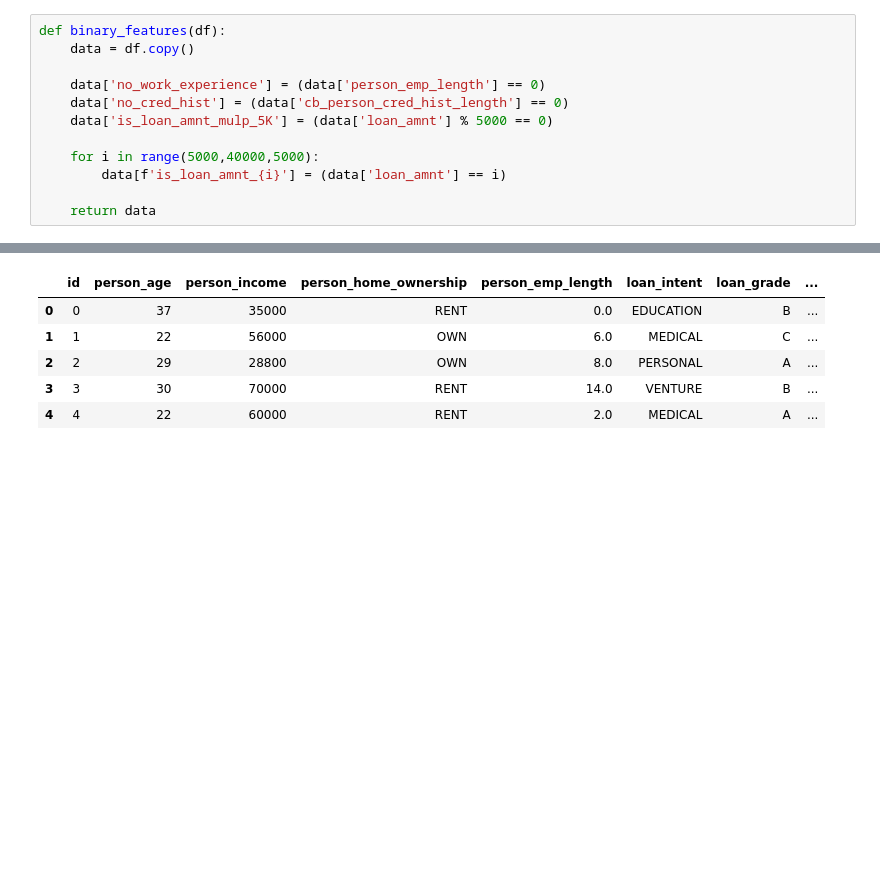
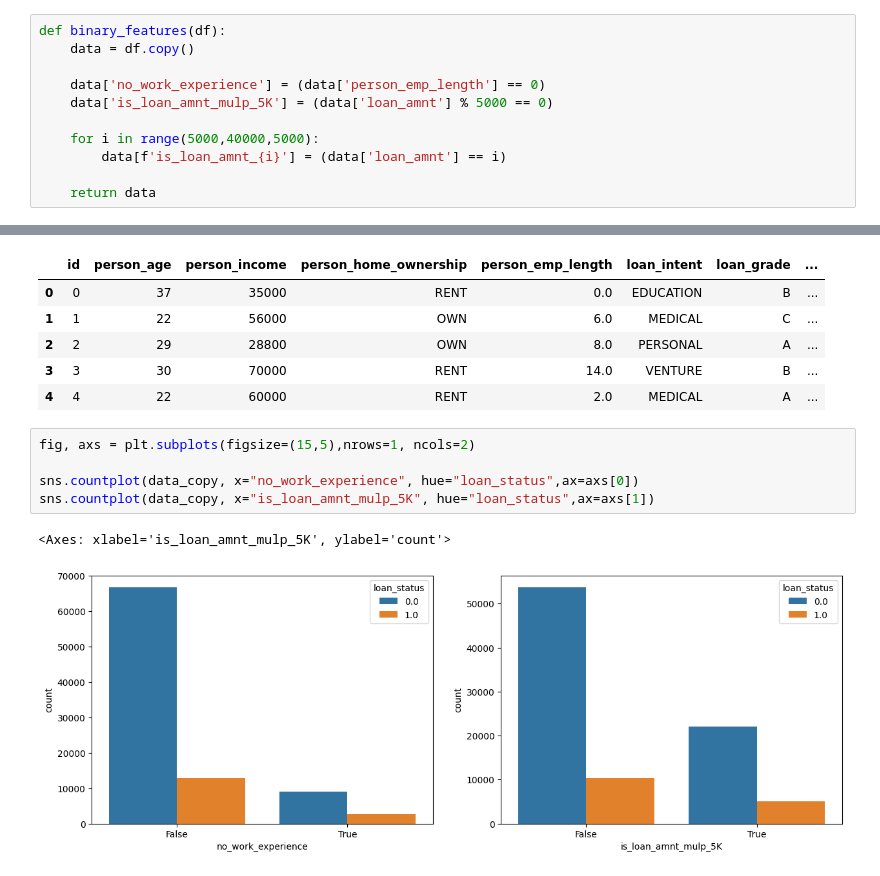
Before and after one commit to LoneCoder21/Loan-Approval, a Jupyter notebook: Classification/Loan Approval/loan_approval.ipynb, the cells around one changed output, grey strips where cells are left out. Drawn from its saved outputs; the diff is of its cells as text; blank space fills up the shorter version.

Commit message:
visualize new engineered features

```diff
--- a/Classification/Loan Approval/loan_approval.ipynb
+++ b/Classification/Loan Approval/loan_approval.ipynb
@@ -320,7 +320,6 @@ def binary_features(df):
     data = df.copy()
 
     data['no_work_experience'] = (data['person_emp_length'] == 0)
-    data['no_cred_hist'] = (data['cb_person_cred_hist_length'] == 0)
     data['is_loan_amnt_mulp_5K'] = (data['loan_amnt'] % 5000 == 0)
 
     for i in range(5000,40000,5000):
@@ -342,3 +341,11 @@ data_copy.head()
 | 2 | 2 | 29 | 28800 | OWN | 8.0 | PERSONAL | A | ... |
 | 3 | 3 | 30 | 70000 | RENT | 14.0 | VENTURE | B | ... |
 | 4 | 4 | 22 | 60000 | RENT | 2.0 | MEDICAL | A | ... |
+# %%
+fig, axs = plt.subplots(figsize=(15,5),nrows=1, ncols=2)
+
+sns.countplot(data_copy, x="no_work_experience", hue="loan_status",ax=axs[0])
+sns.countplot(data_copy, x="is_loan_amnt_mulp_5K", hue="loan_status",ax=axs[1])
+# %% [output]
+<Axes: xlabel='is_loan_amnt_mulp_5K', ylabel='count'>
+[figure, added]
```
Also changed, not shown: parts of 2 cells of this notebook.
